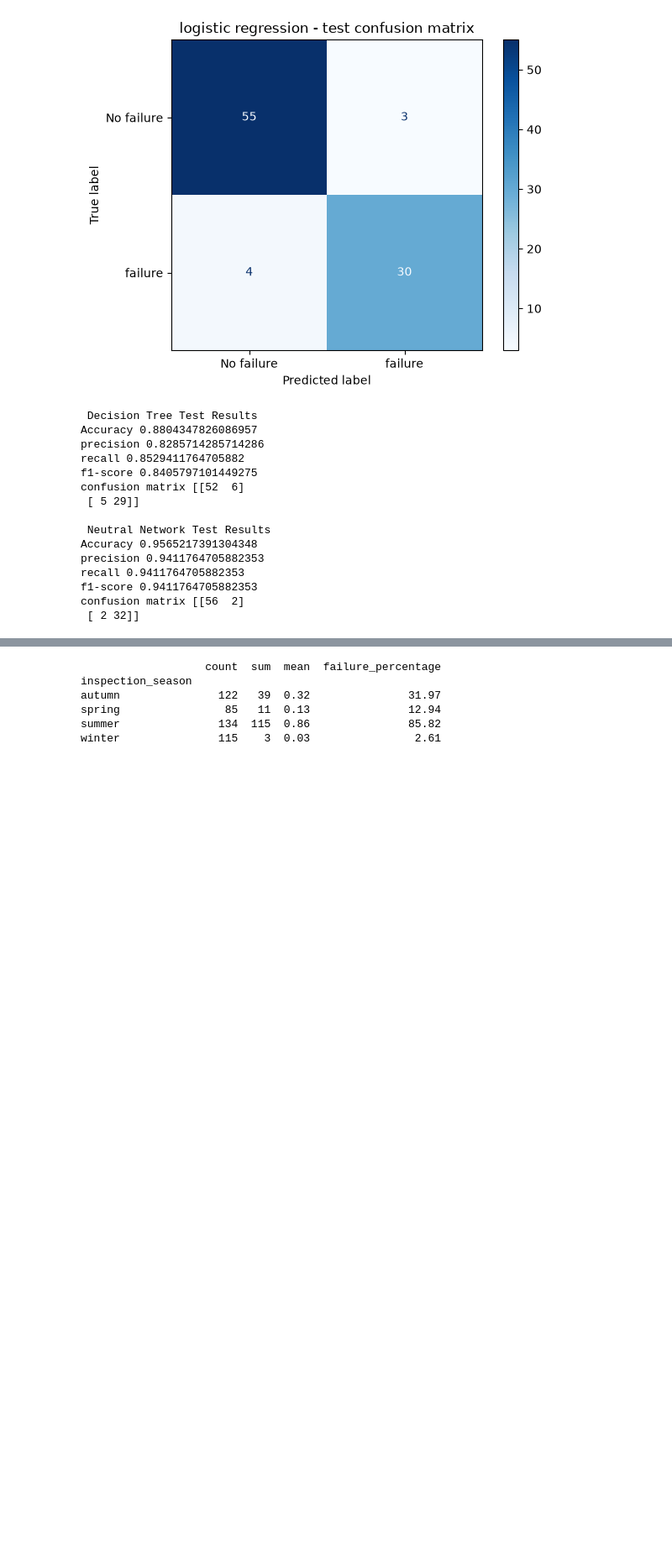
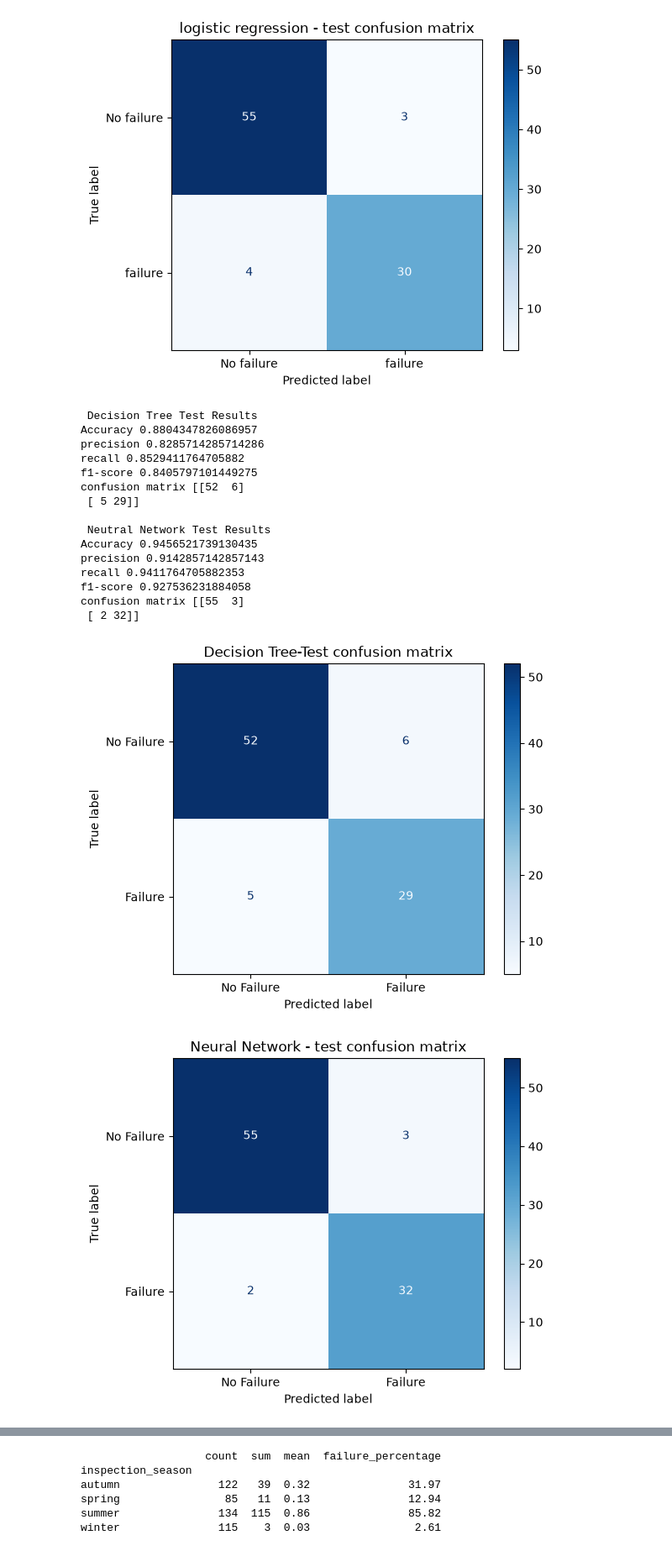
Before and after one commit to GoneVamshi/urban-infrastructure-ml, a Jupyter notebook: notebooks/analysis.ipynb, the cells around one changed output, grey strips where cells are left out. Shown at 84% size. Saved outputs shown, nothing was run; the diff lists cells and outputs as text; code cells hidden in the pictures; blank space fills up the shorter version.

```diff
--- a/notebooks/analysis.ipynb
+++ b/notebooks/analysis.ipynb
@@ -962,7 +987,7 @@ tree_test_pred = best_tree_model.predict(X_test_processed)
 
 best_nn_model = MLPClassifier(
     hidden_layer_sizes = (100,),
-    alpha = 0.0001,
+    alpha = 0.01,
     max_iter = 3000,
     random_state = 42
 )
@@ -992,12 +1017,37 @@ confusion matrix [[52  6]
  [ 5 29]]
 
  Neutral Network Test Results
-Accuracy 0.9565217391304348
-precision 0.9411764705882353
+Accuracy 0.9456521739130435
+precision 0.9142857142857143
 recall 0.9411764705882353
-f1-score 0.9411764705882353
-confusion matrix [[56  2]
+f1-score 0.927536231884058
+confusion matrix [[55  3]
  [ 2 32]]
+# %%
+from sklearn.metrics import ConfusionMatrixDisplay
+
+cm_tree = confusion_matrix(y_test,tree_test_pred)
+
+ConfusionMatrixDisplay(
+    confusion_matrix=cm_tree,
+    display_labels = ["No Failure","Failure"]
+
+).plot(cmap = "Blues",values_format="d")
+
+plt.title("Decision Tree-Test confusion matrix")
+plt.show()
+
+cm_nn = confusion_matrix(y_test,nn_test_pred)
+ConfusionMatrixDisplay(
+    confusion_matrix=cm_nn,
+    display_labels = ["No Failure","Failure"]
+).plot(cmap="Blues",values_format="d")
+
+plt.title("Neural Network - test confusion matrix")
+plt.show()
+# %% [output]
+[figure, added]
+[figure, added]
 # %%
 import pandas as pd
 
```
Also changed, not shown: parts of 7 cells of this notebook.
